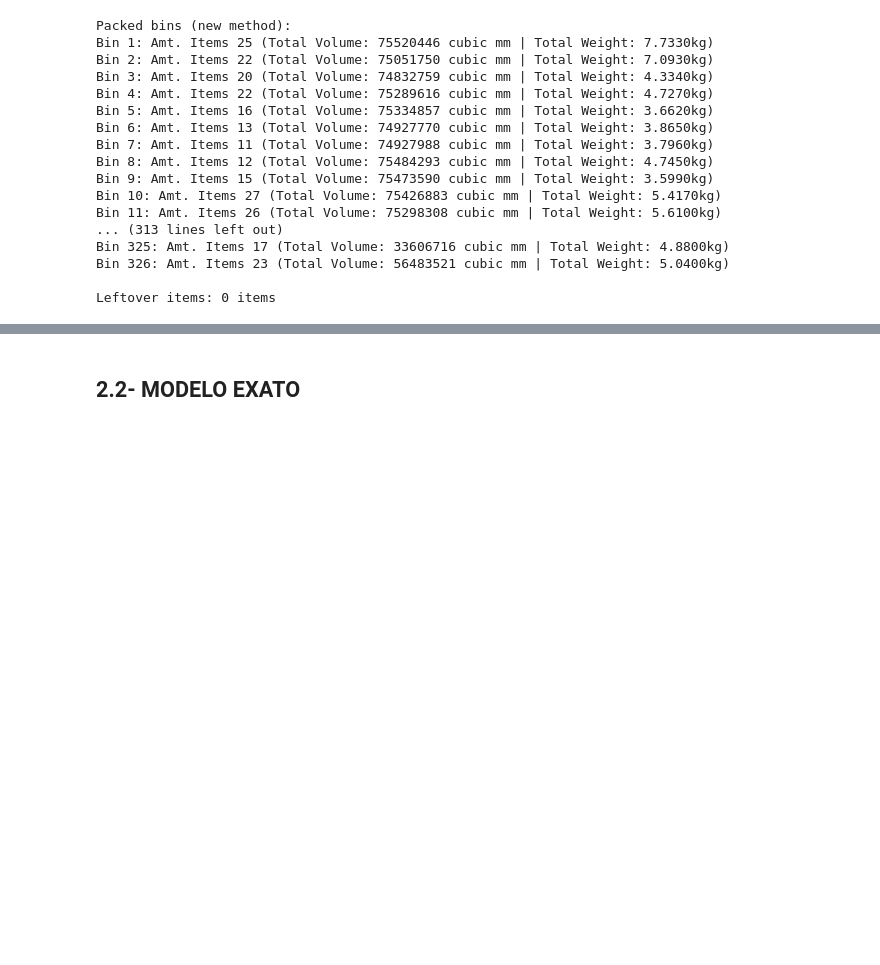
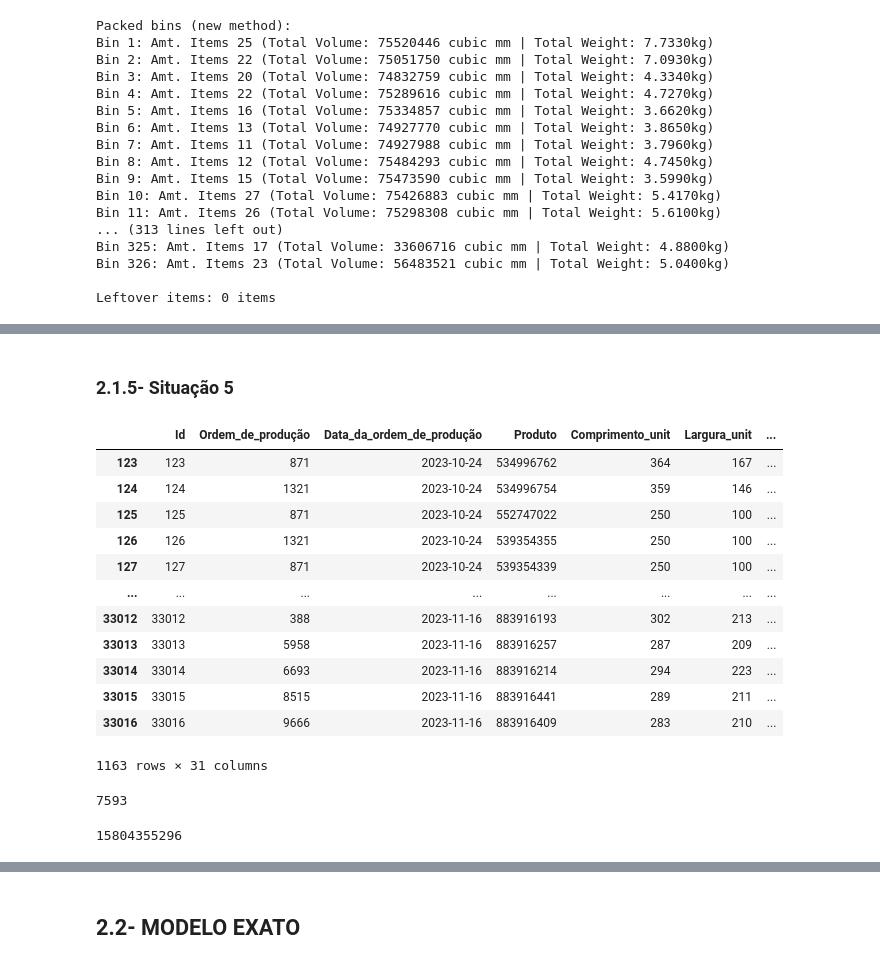
Before and after one commit to CandaPin/Resolucao_Problemas, a Jupyter notebook: 02-Notebook/Modelo_exato/06-cqavp-AMPL-Bin_packing_comparacao.ipynb, the cells around one changed output, grey strips where cells are left out. Cells and saved outputs as stored; diff of their text form; code cells hidden in the pictures; blank space fills up the shorter version.

```diff
--- a/02-Notebook/Modelo_exato/06-cqavp-AMPL-Bin_packing_comparacao.ipynb
+++ b/02-Notebook/Modelo_exato/06-cqavp-AMPL-Bin_packing_comparacao.ipynb
@@ -572,0 +746,27 @@ df_out_ffd_s1
+# %% [markdown]
+### 2.1.5- Situação 5
+# %%
+df_ffd_s5 = df_process_capacitado.query("chave_loja_buffer_onda in ('31_CX_1', '31_CX_9', '40_CX_9', '2_CX_9', '16_CX_6', '2_CX_4')")
+df_ffd_s5
+# %% [output]
+|  | Id | Ordem_de_produção | Data_da_ordem_de_produção | Produto | Comprimento_unit | Largura_unit | ... |
+| 123 | 123 | 871 | 2023-10-24 | 534996762 | 364 | 167 | ... |
+| 124 | 124 | 1321 | 2023-10-24 | 534996754 | 359 | 146 | ... |
+| 125 | 125 | 871 | 2023-10-24 | 552747022 | 250 | 100 | ... |
+| 126 | 126 | 1321 | 2023-10-24 | 539354355 | 250 | 100 | ... |
+| 127 | 127 | 871 | 2023-10-24 | 539354339 | 250 | 100 | ... |
+| ... | ... | ... | ... | ... | ... | ... | ... |
+| 33012 | 33012 | 388 | 2023-11-16 | 883916193 | 302 | 213 | ... |
+| 33013 | 33013 | 5958 | 2023-11-16 | 883916257 | 287 | 209 | ... |
+| 33014 | 33014 | 6693 | 2023-11-16 | 883916214 | 294 | 223 | ... |
+| 33015 | 33015 | 8515 | 2023-11-16 | 883916441 | 289 | 211 | ... |
+| 33016 | 33016 | 9666 | 2023-11-16 | 883916409 | 283 | 210 | ... |
+1163 rows × 31 columns
+# %%
+df_ffd_s5['Peças'].sum()
+# %% [output]
+7593
+# %%
+df_ffd_s5['Volume_total'].sum()
+# %% [output]
+15804355296
```
Also changed, not shown: parts of 117 cells of this notebook, 1 other file.
